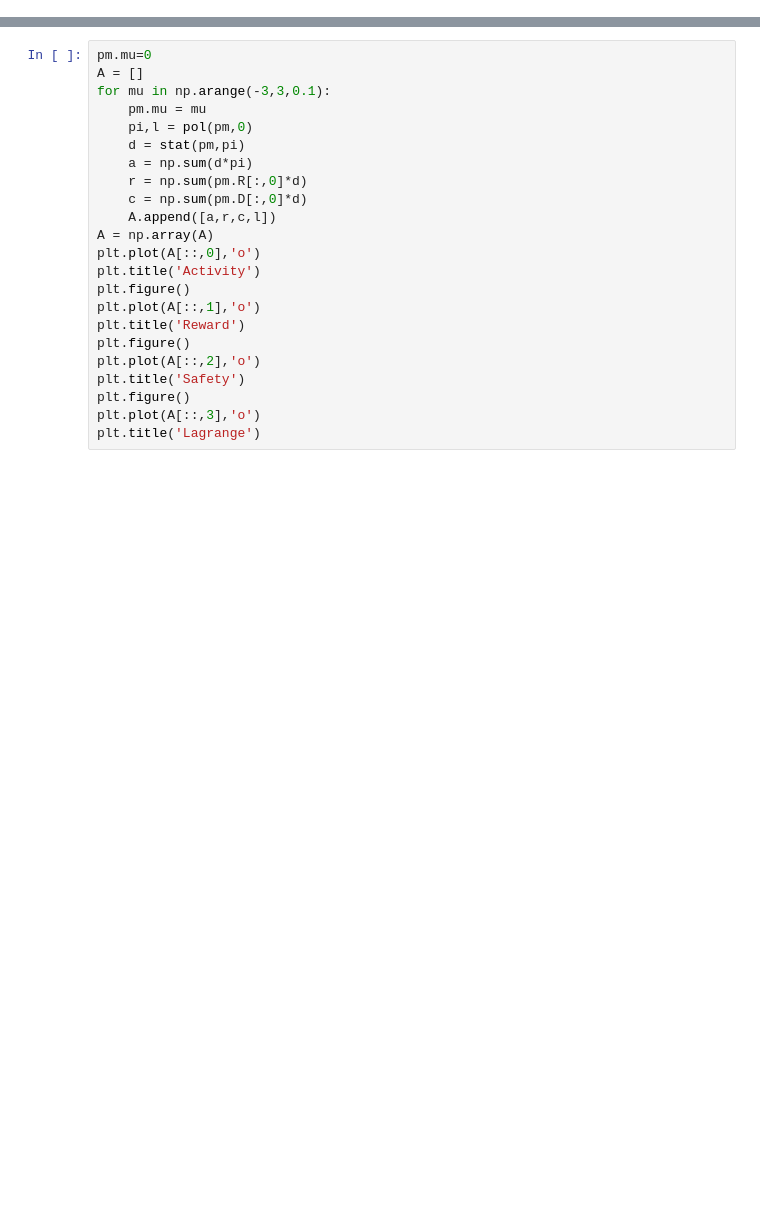
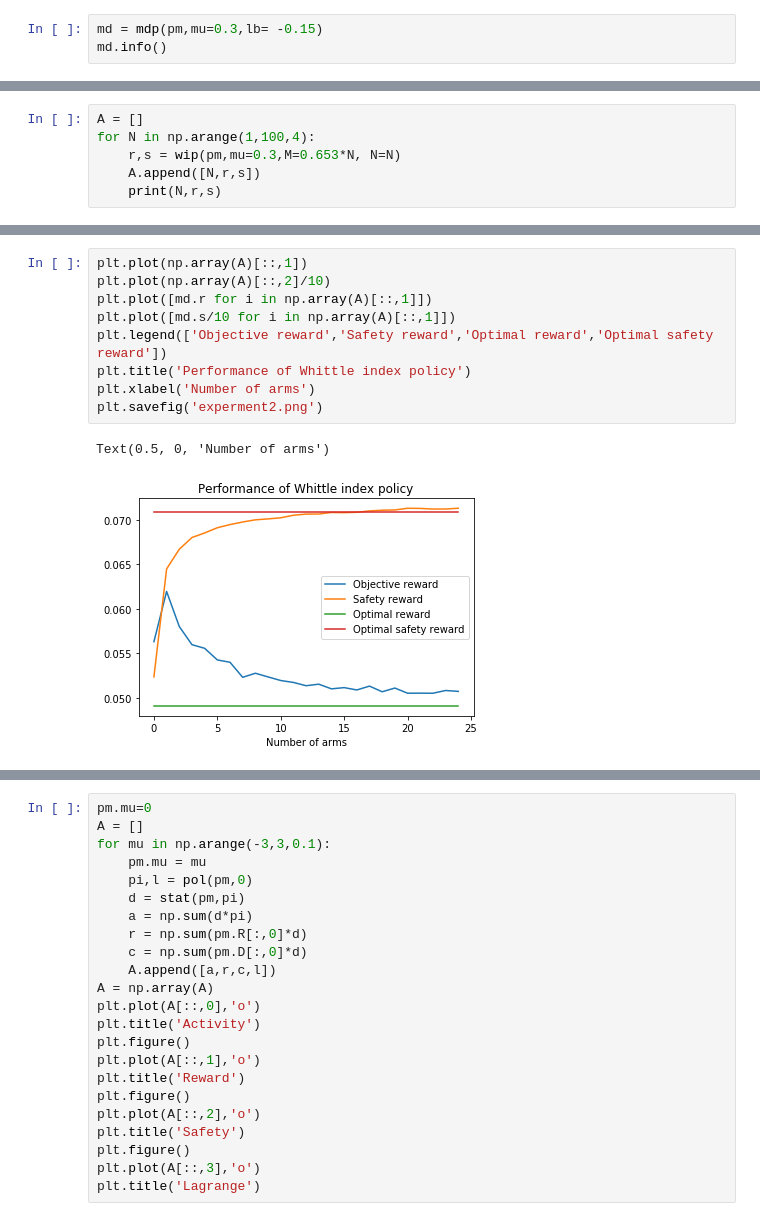
Before and after one commit to navdeepkumar12/crb, a Jupyter notebook: Experiments-2.ipynb, the cells around one changed output, grey strips where cells are left out. Saved outputs shown, nothing was run; the diff lists cells and outputs as text; blank space fills up the shorter version.

```diff
--- a/Experiments-2.ipynb
+++ b/Experiments-2.ipynb
@@ -29,0 +75,3 @@ class pm:
+# %%
+md = mdp(pm,mu=0.3,lb= -0.15)
+md.info()
@@ -29,0 +83,6 @@ class pm:
+# %%
+A = []
+for N in np.arange(1,100,4):
+    r,s = wip(pm,mu=0.3,M=0.653*N, N=N)
+    A.append([N,r,s])
+    print(N,r,s)
@@ -29,0 +107,12 @@ class pm:
+# %%
+plt.plot(np.array(A)[::,1])
+plt.plot(np.array(A)[::,2]/10)
+plt.plot([md.r for i in np.array(A)[::,1]])
+plt.plot([md.s/10 for i in np.array(A)[::,1]])
+plt.legend(['Objective reward','Safety reward','Optimal reward','Optimal safety reward'])
+plt.title('Performance of Whittle index policy')
+plt.xlabel('Number of arms')
+plt.savefig('experment2.png')
+# %% [output]
+Text(0.5, 0, 'Number of arms')
+[figure, added]
```
Also changed, not shown: parts of 20 cells of this notebook.
